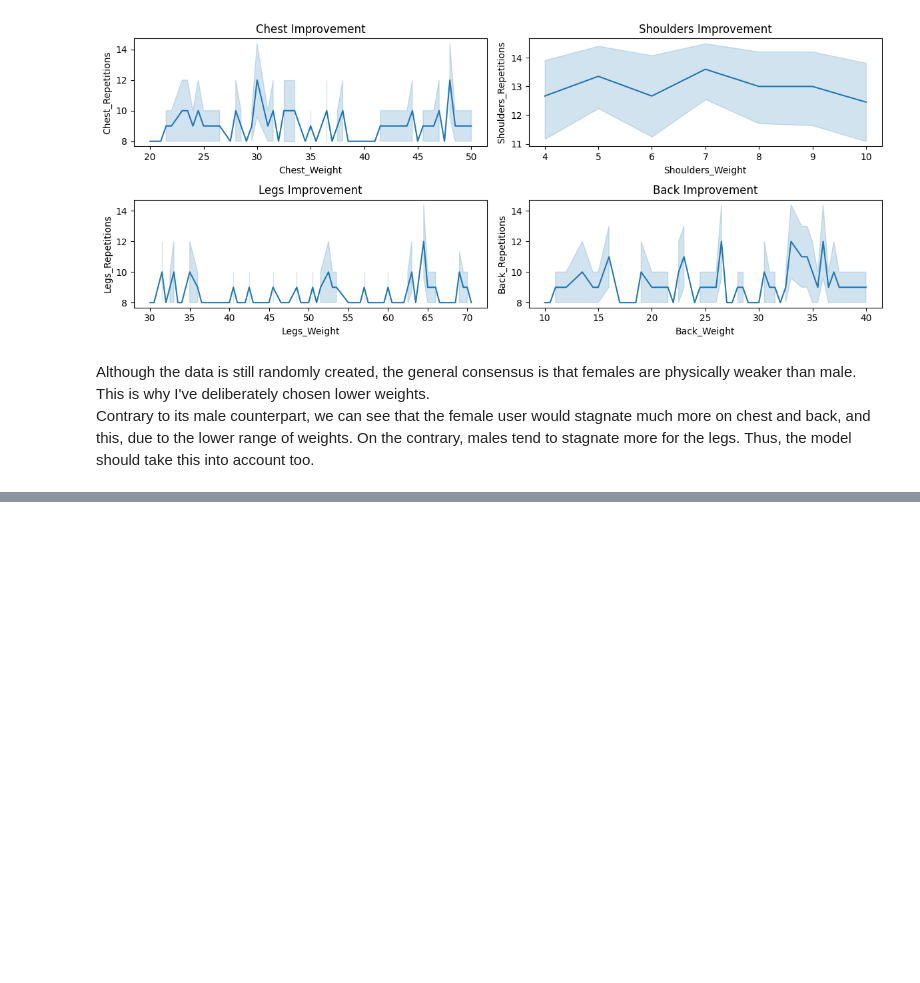
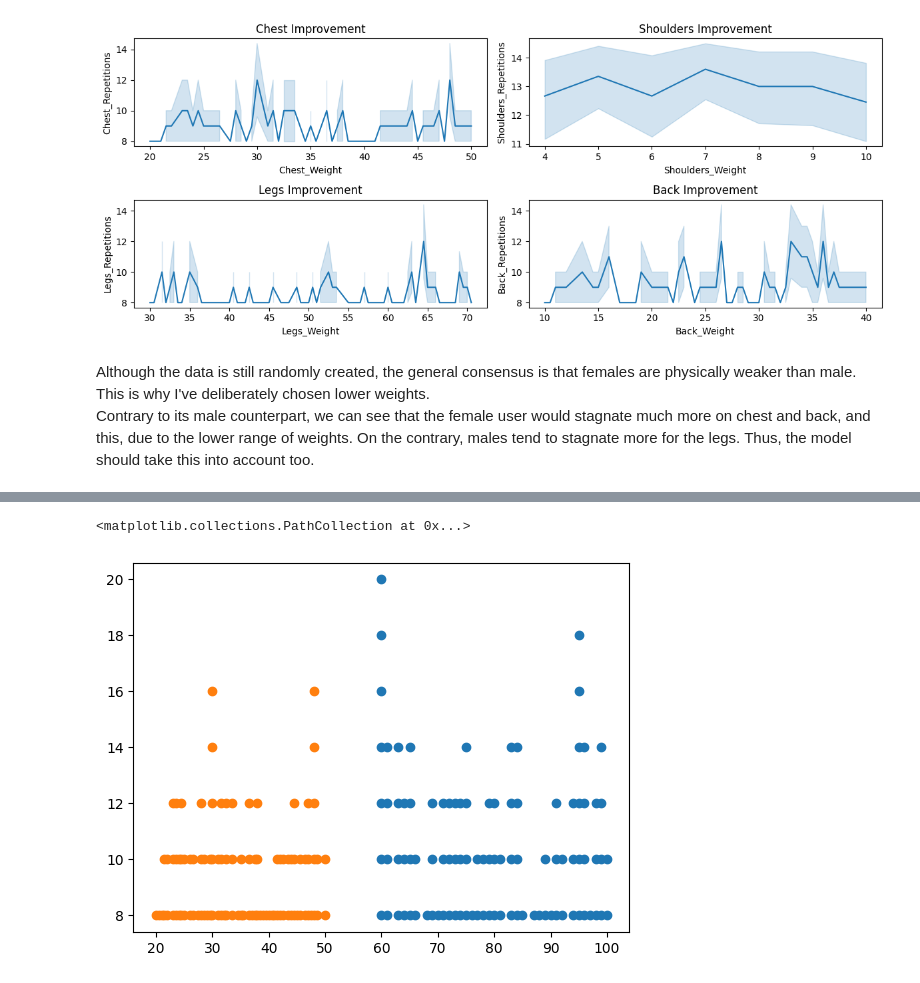
Before and after one commit to Clement733/workout_planner, a Jupyter notebook: data_improvement.ipynb, the cells around one changed output, grey strips where cells are left out. Saved outputs shown, nothing was run; the diff lists cells and outputs as text; code cells hidden in the pictures; blank space fills up the shorter version.

```diff
--- a/data_improvement.ipynb
+++ b/data_improvement.ipynb
@@ -79 +79,3 @@ list_robert = [chest, rep_chest, shoulders, rep_shoulders, legs, rep_legs, back,
+# %%
+list_robert = [chest_fm, rep_chest_fm, shoulders_fm, rep_shoulders_fm, legs_fm, rep_legs_fm, back_fm, rep_back_fm]
 # %%
@@ -95,0 +197,14 @@ df_improve
+# %%
+shoulders_tm = np.random.randint(7, 21, num_values)
+shoulders_tm = np.sort(shoulders_tm)
+shoulders_rep_tm = []
+shoulders_rc_tm = {}
+for rep in shoulders_tm:
+    if rep not in shoulders_rc_tm:
+        shoulders_rc_tm[rep] = 8
+    else:
+        shoulders_rc_tm[rep] += 1
+    if shoulders_rc_tm[rep] > 15:
+        shoulders_rc_tm[rep] = 15
+    shoulders_rep_tm.append(shoulders_rc_tm[rep])
+df_shoulders_tm = pd.DataFrame({'Shoulders_Weight': shoulders_tm, 'Shoulders_Repetitions': shoulders_rep_tm})
@@ -95,0 +213,12 @@ df_improve
+# %%
+legs_tm = np.random.randint(60, 141, num_values)
+legs_tm = np.sort(legs_tm)
+legs_rep_tm = []
+legs_rc_tm = {}
+for rep in legs_tm:
+    if rep not in legs_rc_tm:
+        legs_rc_tm[rep] = 8
+    else:
+        legs_rc_tm[rep] += 2
+    legs_rep_tm.append(legs_rc_tm[rep])
+df_legs_tm = pd.DataFrame({'Legs_Weight': legs_tm, 'Legs_Repetitions': legs_rep_tm})
@@ -95,0 +227,12 @@ df_improve
+# %%
+back_tm = np.random.randint(40, 111, num_values)
+back_tm = np.sort(back_tm)
+back_rep_tm = []
+back_rc_tm = {}
+for rep in back_tm:
+    if rep not in back_rc_tm:
+        back_rc_tm[rep] = 8
+    else:
+        back_rc_tm[rep] += 2
+    back_rep_tm.append(back_rc_tm[rep])
+df_back_tm = pd.DataFrame({'Back_Weight': back_tm, 'Back_Repetitions': back_rep_tm})
@@ -293,0 +453,6 @@ plt.scatter(df_rob_jul.loc[('Julia', 'Chest', 'Chest_Weight')], y=df_rob_jul.loc
+# %%
+plt.scatter(df_rob_jul.loc[('Robert', 'Chest', 'Chest_Weight')], y=df_rob_jul.loc[('Robert', 'Chest', 'Chest_Repetitions')])
+plt.scatter(df_rob_jul.loc[('Julia', 'Chest', 'Chest_Weight')], y=df_rob_jul.loc[('Julia', 'Chest', 'Chest_Repetitions')])
+# %% [output]
+<matplotlib.collections.PathCollection at 0x...>
+[figure, added]
```
Also changed, not shown: parts of 58 cells of this notebook.
